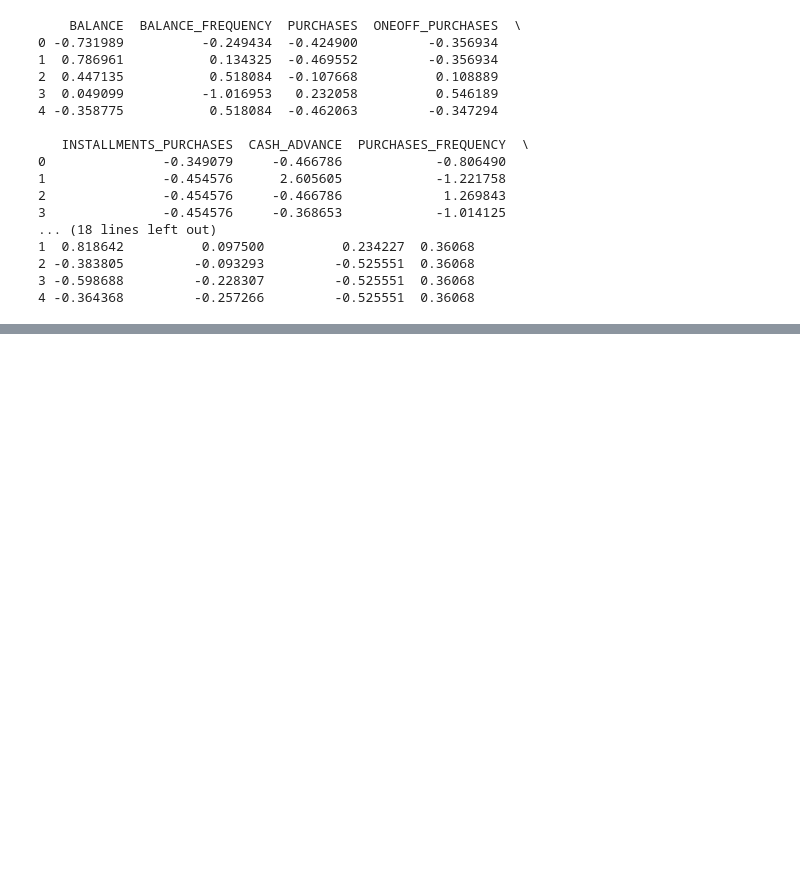
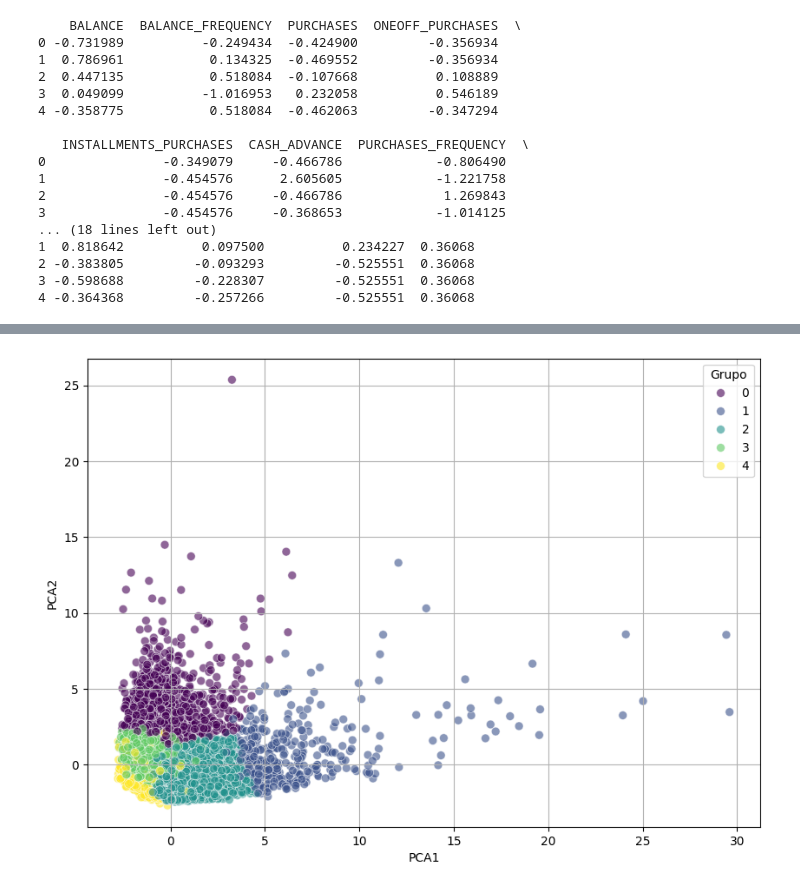
Before and after one commit to eudessb/segmentacao_de_clientes, a Jupyter notebook: notebook.ipynb, the cells around one changed output, grey strips where cells are left out. Saved outputs shown, nothing was run; the diff lists cells and outputs as text; code cells hidden in the pictures; blank space fills up the shorter version.

```diff
--- a/notebook.ipynb
+++ b/notebook.ipynb
@@ -39,0 +68,30 @@ print(df_scaled.head())
+# %%
+from sklearn.decomposition import PCA
+
+# 1. Aplicar o K-Means Definitivo (K=5)
+kmeans_final = KMeans(n_clusters= 5, init='k-means++', random_state=42)
+clusters = kmeans_final.fit_predict(df_scaled)
+
+# Adicionar a informação do cluster de volta ao DataFrame ORIGINAL (para analisarmos depois)
+df['CLUSTER'] = clusters
+
+# 2. Redução de Dimensionalidade (PCA) para Visualização 2D
+
+pca = PCA(n_components=2)
+principal_components = pca.fit_transform(df_scaled)
+
+# Criar um DataFrame temporário só para o gráfico
+df_pca = pd.DataFrame(data=principal_components, columns=['PCA1', 'PCA2'])
+df_pca['CLUSTER'] = clusters
+
+# 3. Plotar o Gráfico Final
+plt.figure(figsize=(10,7))
+sns.scatterplot(x='PCA1', y='PCA2', hue='CLUSTER', data=df_pca, palette='viridis', s=50, alpha=0.6)
+plt.title = "Segmentação de Clientes (K-Means e= PCA)"
+plt.xlabel = 'Componente Principal 1 (Maior Variância)'
+plt.ylabel = 'Componente Principal 2 (Segunda Maior Variância)'
+plt.legend(title='Grupo')
+plt.grid(True)
+plt.show()
+# %% [output]
+[figure, added]
```
Also changed, not shown: parts of 5 cells of this notebook.
